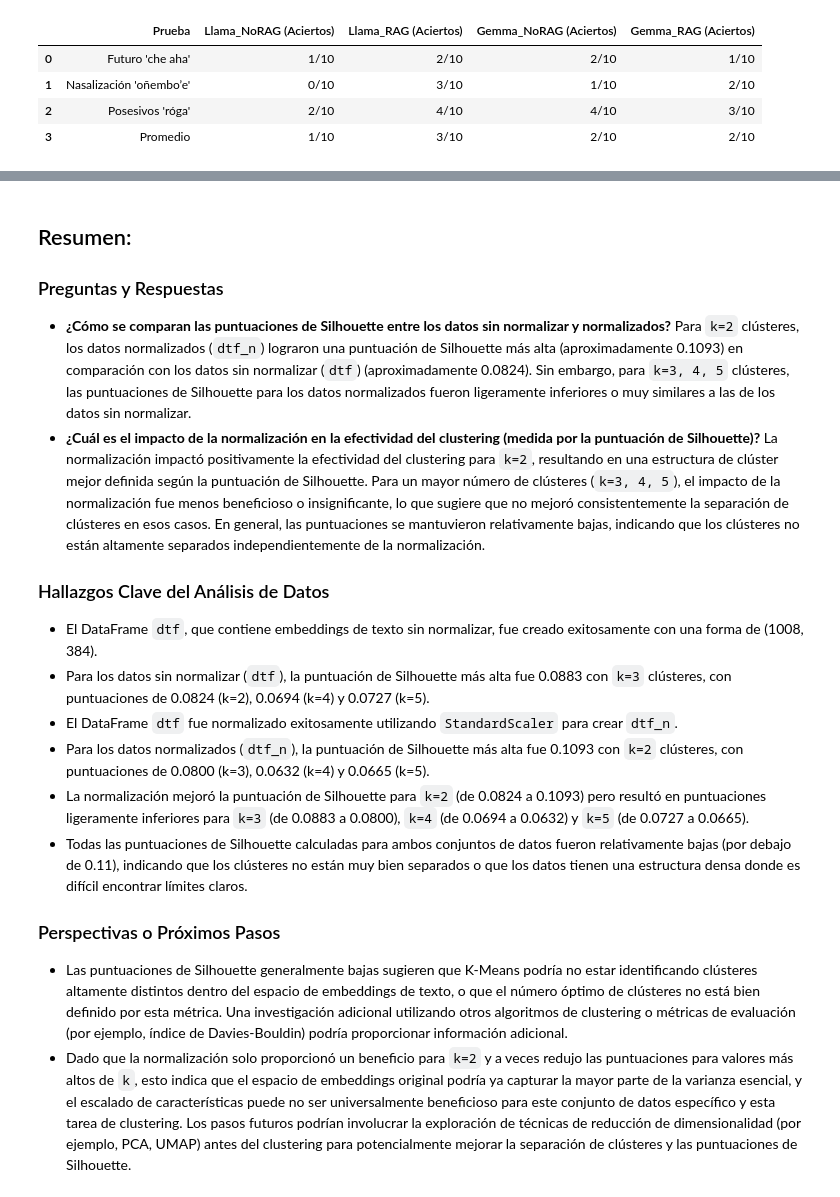
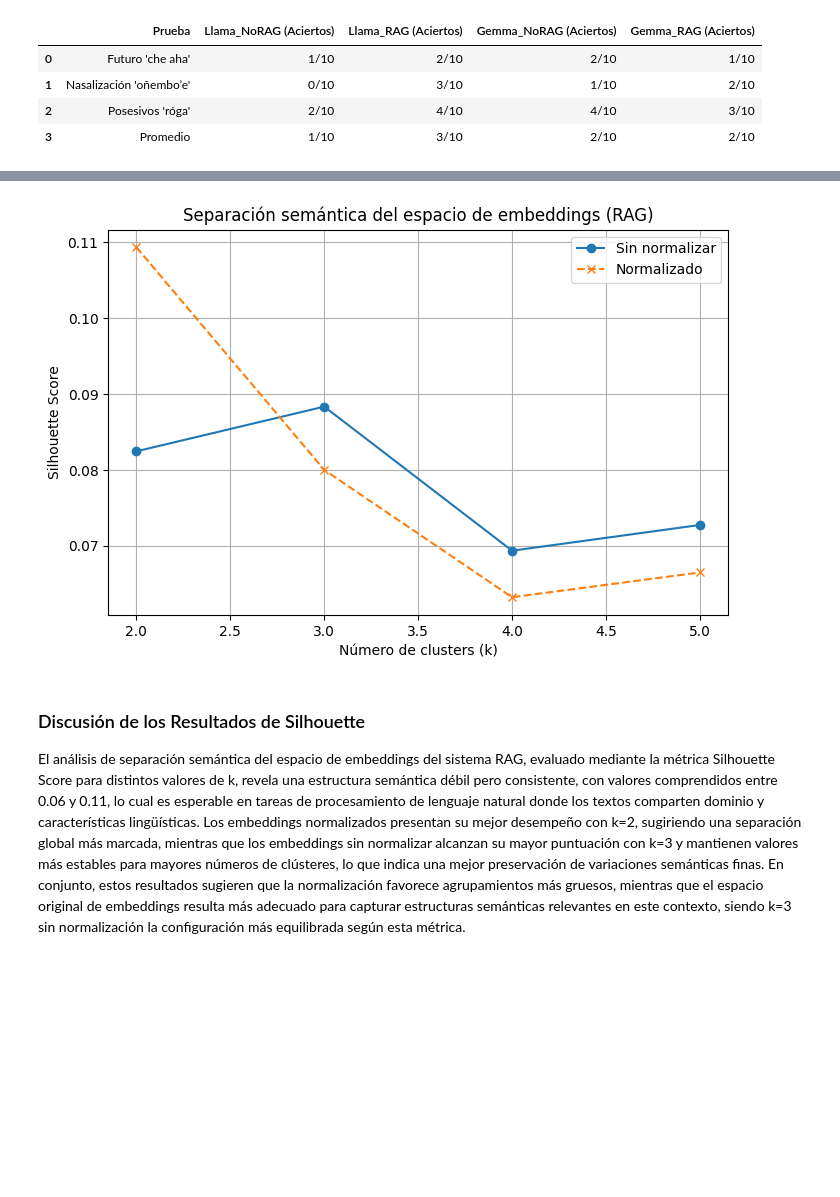
Before and after one commit to onolf/guarani-rag-2025, a Jupyter notebook: guarani_pln_2025.ipynb, the cells around one changed output, grey strips where cells are left out. Drawn from its saved outputs; the diff is of its cells as text; code cells hidden in the pictures; blank space fills up the shorter version.

```diff
--- a/guarani_pln_2025.ipynb
+++ b/guarani_pln_2025.ipynb
@@ -647 +659,17 @@ Silhouette scores for dtf_n: [np.float64(0.10934173831566271), np.float64(0.0800
+# %%
+k_values = range(2, 6)
+sil_raw, sil_norm = [], []
+
+# Normalización
+dtf_n = StandardScaler().fit_transform(dtf)
+
+for k in k_values:
+    km_raw = KMeans(n_clusters=k, random_state=42, n_init=10)
+    km_norm = KMeans(n_clusters=k, random_state=42, n_init=10)
+
+    labels_raw = km_raw.fit_predict(dtf)
+    labels_norm = km_norm.fit_predict(dtf_n)
+
+    sil_raw.append(silhouette_score(dtf, labels_raw))
+    sil_norm.append(silhouette_score(dtf_n, labels_norm))
 # %% [markdown]
@@ -686,23 +679,20 @@ La normalización tuvo un efecto positivo para `k=2`, mejorando la coherencia de
-# %% [markdown]
-## Resumen:
-
-### Preguntas y Respuestas
-*   **¿Cómo se comparan las puntuaciones de Silhouette entre los datos sin normalizar y normalizados?**
-    Para `k=2` clústeres, los datos normalizados (`dtf_n`) lograron una puntuación de Silhouette más alta (aproximadamente 0.1093) en comparación con los datos sin normalizar (`dtf`) (aproximadamente 0.0824). Sin embargo, para `k=3, 4, 5` clústeres, las puntuaciones de Silhouette para los datos normalizados fueron ligeramente inferiores o muy similares a las de los datos sin normalizar.
-*   **¿Cuál es el impacto de la normalización en la efectividad del clustering (medida por la puntuación de Silhouette)?**
-    La normalización impactó positivamente la efectividad del clustering para `k=2`, resultando en una estructura de clúster mejor definida según la puntuación de Silhouette. Para un mayor número de clústeres (`k=3, 4, 5`), el impacto de la normalización fue menos beneficioso o insignificante, lo que sugiere que no mejoró consistentemente la separación de clústeres en esos casos. En general, las puntuaciones se mantuvieron relativamente bajas, indicando que los clústeres no están altamente separados independientemente de la normalización.
-
-### Hallazgos Clave del Análisis de Datos
-*   El DataFrame `dtf`, que contiene embeddings de texto sin normalizar, fue creado exitosamente con una forma de (1008, 384).
-*   Para los datos sin normalizar (`dtf`), la puntuación de Silhouette más alta fue 0.0883 con `k=3` clústeres, con puntuaciones de 0.0824 (k=2), 0.0694 (k=4) y 0.0727 (k=5).
-*   El DataFrame `dtf` fue normalizado exitosamente utilizando `StandardScaler` para crear `dtf_n`.
-*   Para los datos normalizados (`dtf_n`), la puntuación de Silhouette más alta fue 0.1093 con `k=2` clústeres, con puntuaciones de 0.0800 (k=3), 0.0632 (k=4) y 0.0665 (k=5).
-*   La normalización mejoró la puntuación de Silhouette para `k=2` (de 0.0824 a 0.1093) pero resultó en puntuaciones ligeramente inferiores para `k=3` (de 0.0883 a 0.0800), `k=4` (de 0.0694 a 0.0632) y `k=5` (de 0.0727 a 0.0665).
-*   Todas las puntuaciones de Silhouette calculadas para ambos conjuntos de datos fueron relativamente bajas (por debajo de 0.11), indicando que los clústeres no están muy bien separados o que los datos tienen una estructura densa donde es difícil encontrar límites claros.
-
-### Perspectivas o Próximos Pasos
-*   Las puntuaciones de Silhouette generalmente bajas sugieren que K-Means podría no estar identificando clústeres altamente distintos dentro del espacio de embeddings de texto, o que el número óptimo de clústeres no está bien definido por esta métrica. Una investigación adicional utilizando otros algoritmos de clustering o métricas de evaluación (por ejemplo, índice de Davies-Bouldin) podría proporcionar información adicional.
-*   Dado que la normalización solo proporcionó un beneficio para `k=2` y a veces redujo las puntuaciones para valores más altos de `k`, esto indica que el espacio de embeddings original podría ya capturar la mayor parte de la varianza esencial, y el escalado de características puede no ser universalmente beneficioso para este conjunto de datos específico y esta tarea de clustering. Los pasos futuros podrían involucrar la exploración de técnicas de reducción de dimensionalidad (por ejemplo, PCA, UMAP) antes del clustering para potencialmente mejorar la separación de clústeres y las puntuaciones de Silhouette.
+# %%
+plt.figure(figsize=(8, 5))
+plt.plot(k_values, sil_raw, marker='o', label='Sin normalizar')
+plt.plot(k_values, sil_norm, marker='x', linestyle='--', label='Normalizado')
+
+plt.xlabel("Número de clusters (k)")
+plt.ylabel("Silhouette Score")
+plt.title("Separación semántica del espacio de embeddings (RAG)")
+plt.legend()
+plt.grid(True)
+plt.show()
+# %% [output]
+[figure, added]
+# %% [markdown]
+### Discusión de los Resultados de Silhouette
+
+El análisis de separación semántica del espacio de embeddings del sistema RAG, evaluado mediante la métrica Silhouette Score para distintos valores de k, revela una estructura semántica débil pero consistente, con valores comprendidos entre 0.06 y 0.11, lo cual es esperable en tareas de procesamiento de lenguaje natural donde los textos comparten dominio y características lingüísticas. Los embeddings normalizados presentan su mejor desempeño con k=2, sugiriendo una separación global más marcada, mientras que los embeddings sin normalizar alcanzan su mayor puntuación con k=3 y mantienen valores más estables para mayores números de clústeres, lo que indica una mejor preservación de variaciones semánticas finas. En conjunto, estos resultados sugieren que la normalización favorece agrupamientos más gruesos, mientras que el espacio original de embeddings resulta más adecuado para capturar estructuras semánticas relevantes en este contexto, siendo k=3 sin normalización la configuración más equilibrada según esta métrica.
 # %% [markdown]
 # **Discusión y Conclusiones**
 
```
Also changed, not shown: parts of 40 cells of this notebook, 2 other files.
